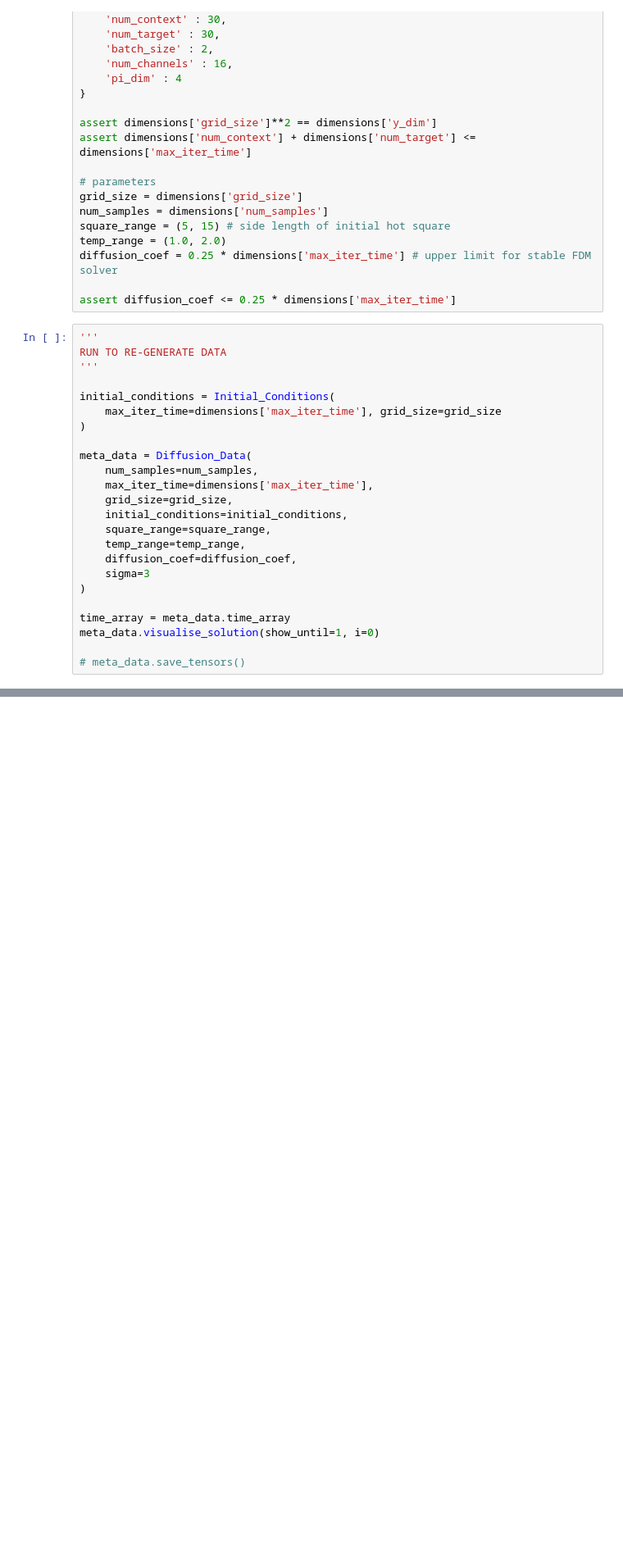
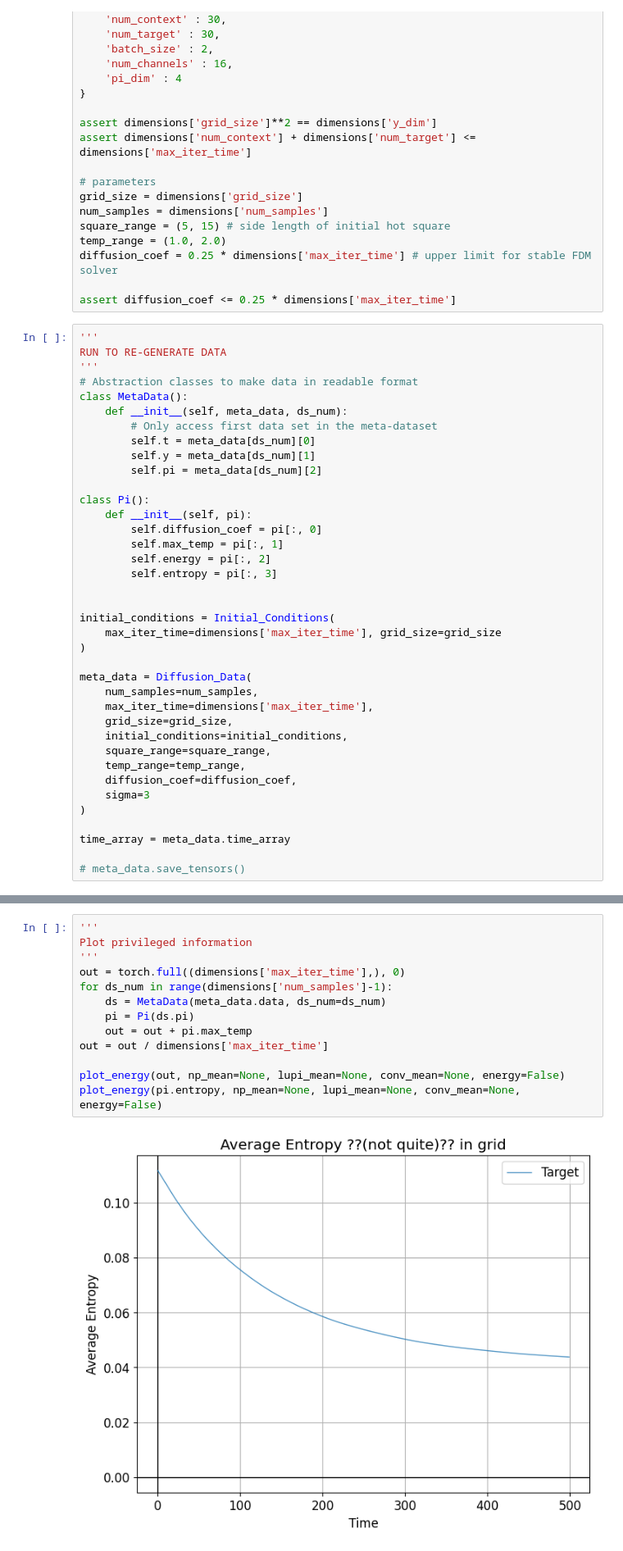
Before and after one commit to alexking100/part_III_project, a Jupyter notebook: np_heat_diffusion.ipynb, the cells around one changed output, grey strips where cells are left out. Shown at 82% size. Drawn from its saved outputs; the diff is of its cells as text; blank space fills up the shorter version.

```diff
--- a/np_heat_diffusion.ipynb
+++ b/np_heat_diffusion.ipynb
@@ -116,6 +119,21 @@ assert diffusion_coef <= 0.25 * dimensions['max_iter_time']
 '''
 RUN TO RE-GENERATE DATA
 '''
+# Abstraction classes to make data in readable format
+class MetaData():
+    def __init__(self, meta_data, ds_num):
+        # Only access first data set in the meta-dataset
+        self.t = meta_data[ds_num][0]
+        self.y = meta_data[ds_num][1]
+        self.pi = meta_data[ds_num][2]
+
+class Pi():
+    def __init__(self, pi):
+        self.diffusion_coef = pi[:, 0]
+        self.max_temp = pi[:, 1]
+        self.energy = pi[:, 2]
+        self.entropy = pi[:, 3]
+
 
 initial_conditions = Initial_Conditions(
     max_iter_time=dimensions['max_iter_time'], grid_size=grid_size
@@ -133,6 +151,5 @@ meta_data = Diffusion_Data(
 )
 
 time_array = meta_data.time_array
-meta_data.visualise_solution(show_until=1, i=0)
 
 # meta_data.save_tensors()
@@ -138,0 +189,15 @@ meta_data.visualise_solution(show_until=1, i=0)
+# %%
+'''
+Plot privileged information
+'''
+out = torch.full((dimensions['max_iter_time'],), 0)
+for ds_num in range(dimensions['num_samples']-1):
+    ds = MetaData(meta_data.data, ds_num=ds_num)
+    pi = Pi(ds.pi)
+    out = out + pi.max_temp
+out = out / dimensions['max_iter_time']
+
+plot_energy(out, np_mean=None, lupi_mean=None, conv_mean=None, energy=False)
+plot_energy(pi.entropy, np_mean=None, lupi_mean=None, conv_mean=None, energy=False)
+# %% [output]
+[figure, added]
```
Also changed, not shown: parts of 23 cells of this notebook, 17 other files.
